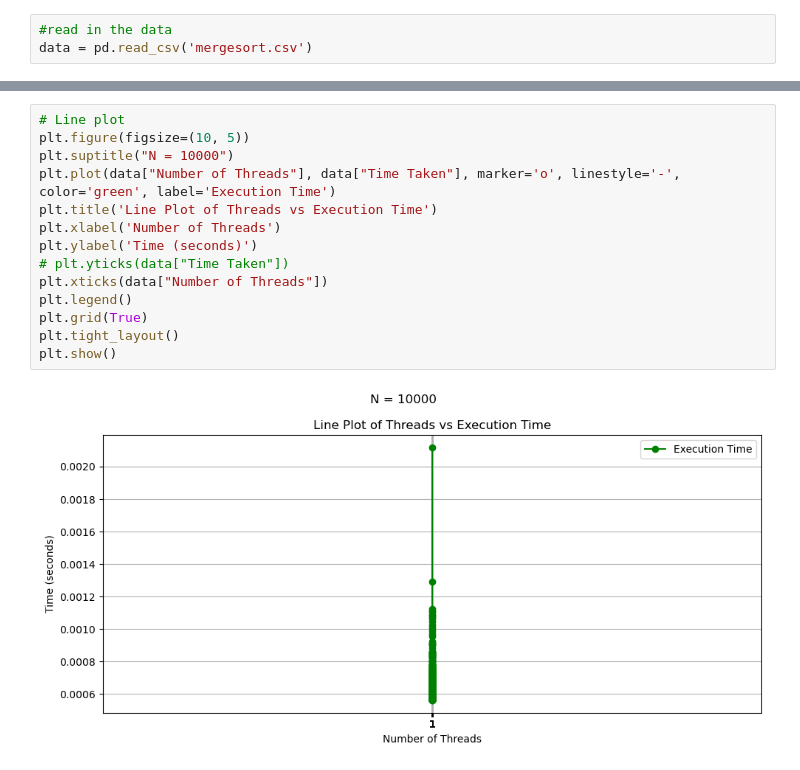
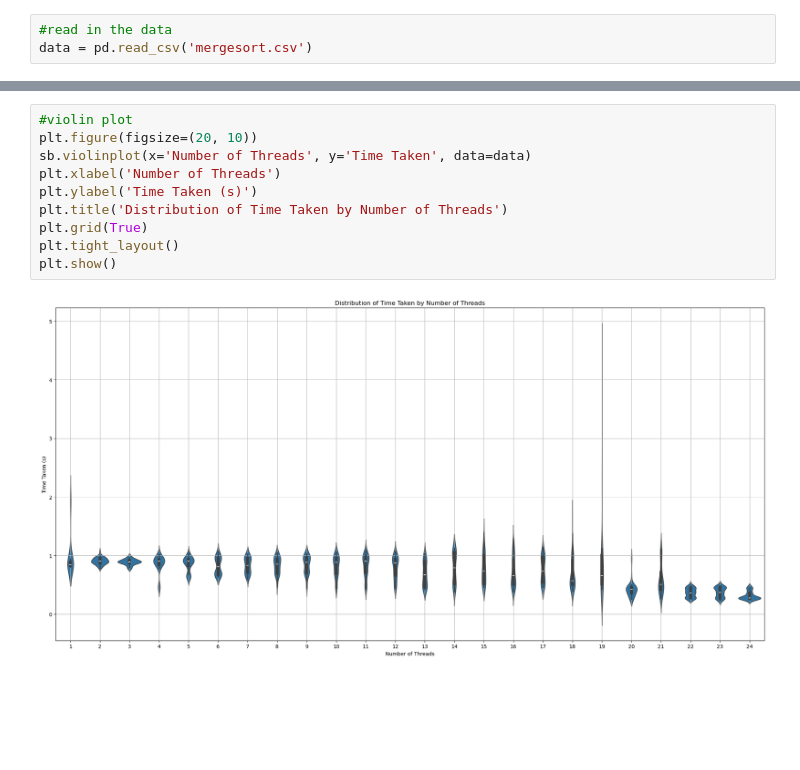
Before and after one commit to CamilaBasualdoCibils/CS355Project, a Jupyter notebook: src/analysis.ipynb, the cells around one changed output, grey strips where cells are left out. Saved outputs shown, nothing was run; the diff lists cells and outputs as text; blank space fills up the shorter version.

```diff
--- a/src/analysis.ipynb
+++ b/src/analysis.ipynb
@@ -87,16 +145,12 @@ plt.show()
 # %%
-# Line plot
-plt.figure(figsize=(10, 5))
-plt.suptitle("N = 10000")
-plt.plot(data["Number of Threads"], data["Time Taken"], marker='o', linestyle='-', color='green', label='Execution Time')
-plt.title('Line Plot of Threads vs Execution Time')
+#violin plot
+plt.figure(figsize=(20, 10))
+sb.violinplot(x='Number of Threads', y='Time Taken', data=data)
 plt.xlabel('Number of Threads')
-plt.ylabel('Time (seconds)')
-# plt.yticks(data["Time Taken"])
-plt.xticks(data["Number of Threads"])
-plt.legend()
+plt.ylabel('Time Taken (s)')
+plt.title('Distribution of Time Taken by Number of Threads')
 plt.grid(True)
 plt.tight_layout()
 plt.show()
 # %% [output]
-[figure, old version]
+[figure, new version]
```
Also changed, not shown: parts of 14 cells of this notebook, 2 other files.
